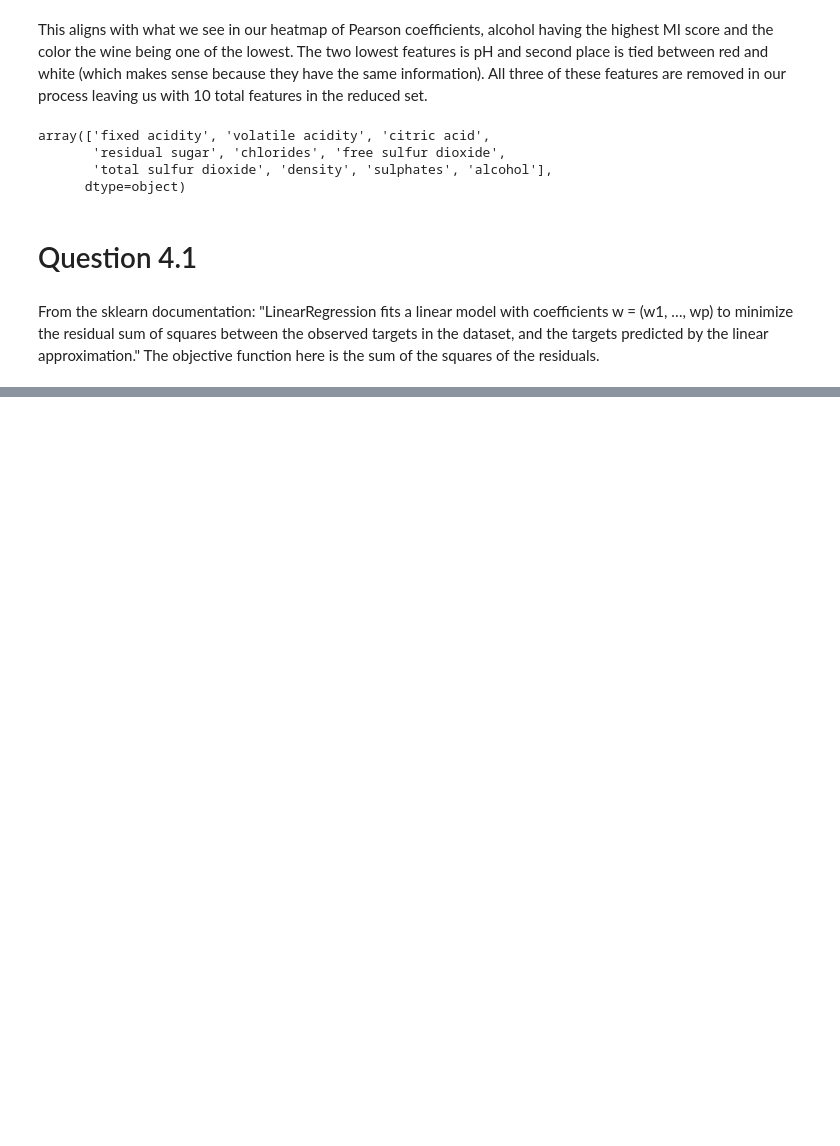
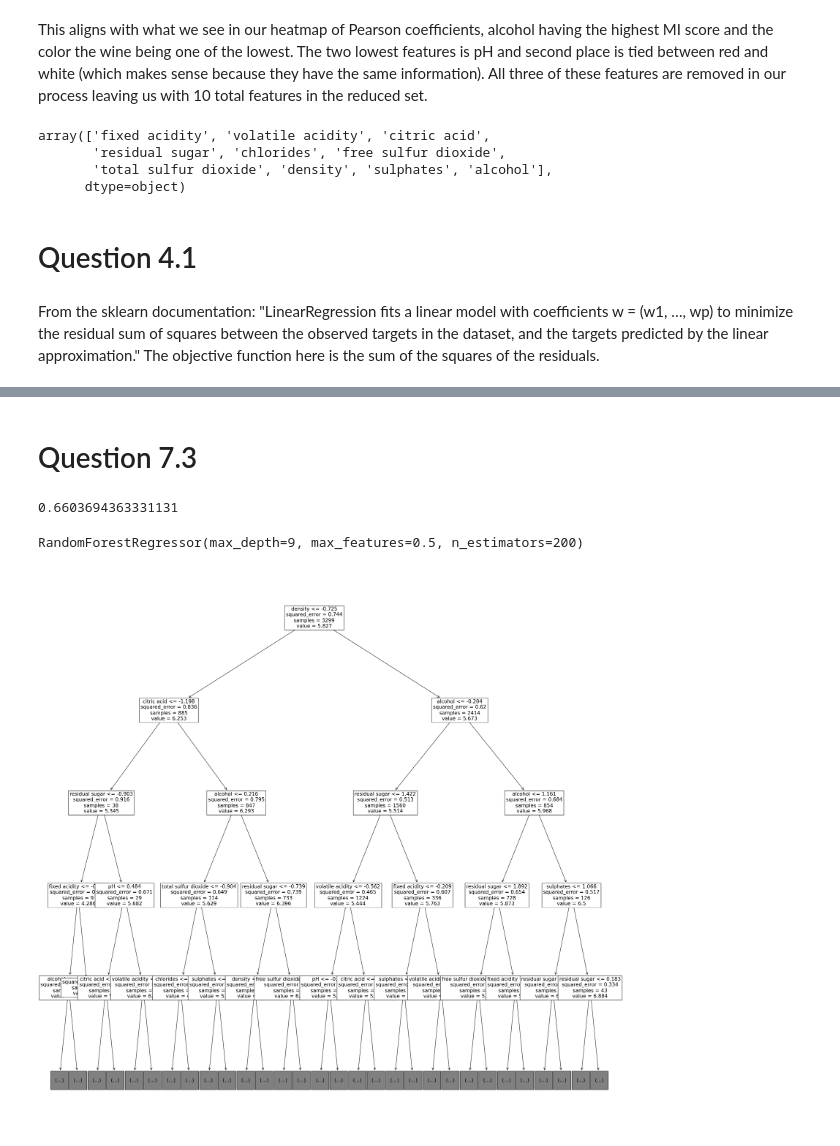
Before and after one commit to papaymaguire/ece219-project4, a Jupyter notebook: project4/notebooks/wine_nb.ipynb, the cells around one changed output, grey strips where cells are left out. Drawn from its saved outputs; the diff is of its cells as text; code cells hidden in the pictures; blank space fills up the shorter version.

```diff
--- a/project4/notebooks/wine_nb.ipynb
+++ b/project4/notebooks/wine_nb.ipynb
@@ -447,0 +478,33 @@ BayesSearchCV(cv=10, estimator=LGBMRegressor(), n_iter=32,
+# %% [markdown]
+# Question 7.3
+# %%
+from sklearn.ensemble import RandomForestRegressor
+
+random_forest_grid =  {
+    "n_estimators": [50, 100, 200],
+    "max_depth": [3, 5, 7, 9],
+    "max_features": [1.0, 0.5, 0.25]
+}
+random_forest_trainer = TrainingHelper(RandomForestRegressor(), processed_data, 'scaled')
+rf_est, rf_results, rf_rmse = random_forest_trainer.grid(random_forest_grid)
+# %%
+rf_rmse
+# %% [output]
+0.6603694363331131
+# %%
+rf_est
+# %% [output]
+RandomForestRegressor(max_depth=9, max_features=0.5, n_estimators=200)
+# %%
+from sklearn.tree import plot_tree
+import random
+import matplotlib.pyplot as plt
+num_estimators = len(rf_est.estimators_)
+random_estimator = rf_est.estimators_[random.randint(0, num_estimators-1)]
+fig, ax = plt.subplots(1, 1)
+plot_tree(random_estimator, feature_names=processed_data.data['metadata']['features']['original'], max_depth=4, ax=ax, fontsize=15)
+fig.set_figheight(30)
+fig.set_figwidth(30)
+fig.show()
+# %% [output]
+[figure, added]
```
Also changed, not shown: parts of 66 cells of this notebook, 2 other files.
